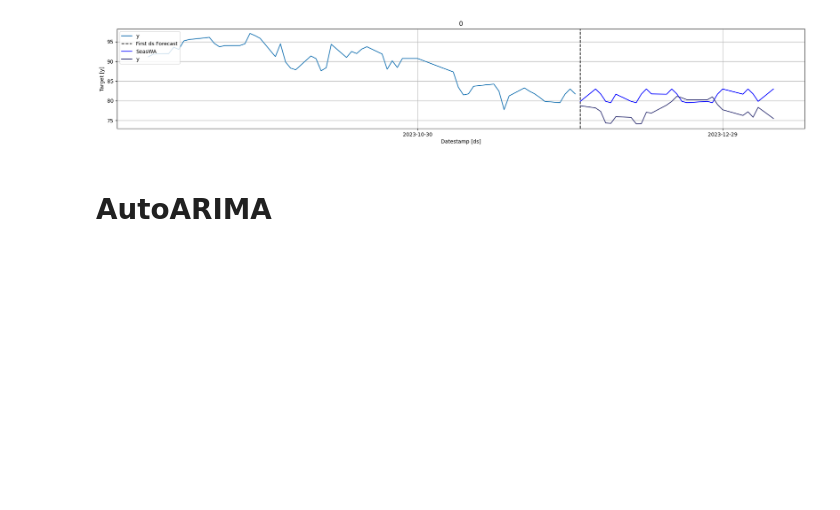
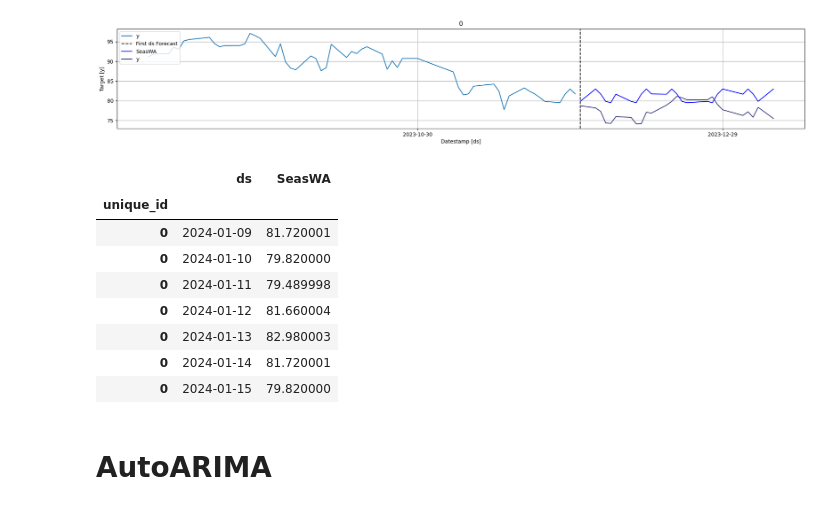
Before and after one commit to FIAP-61/petrolytics, a Jupyter notebook: notebooks/ml_models.ipynb, the cells around one changed output. Cells and saved outputs as stored; diff of their text form; code cells hidden in the pictures; blank space fills up the shorter version.

```diff
--- a/notebooks/ml_models.ipynb
+++ b/notebooks/ml_models.ipynb
@@ -427,12 +477,12 @@ model_swa = StatsForecast(
 model_swa.fit(train)
 
 # Predizendo valores
-df_forecast_swa = model_swa.predict(h=h, level=[90]) # level: nível de precisão em porcentagem
-df_forecast_swa = df_forecast_swa.reset_index().merge(valid, on=['ds', 'unique_id'], how='right')
+df_forecast_swa = model_swa.predict(h=h, level=[95]) # level: nível de precisão em porcentagem
+df_forecast_swa_metrics = df_forecast_swa.reset_index().merge(valid, on=['ds', 'unique_id'], how='right')
 # df_forecast_swa = df_forecast_swa.dropna(subset='y')
 
 # Validação
-calculate_metrics(df_forecast_swa['y'].values, df_forecast_swa['SeasWA'].values)
+calculate_metrics(df_forecast_swa_metrics['y'].values, df_forecast_swa_metrics['SeasWA'].values)
 # %% [output]
         MAE: 3.952401708984376
         MSE: 20.38033162012357
@@ -451,0 +505,12 @@ model_swa.plot(
+# %%
+df_forecast_swa[(df_forecast_swa['ds'] > valid['ds'].max()) & (df_forecast_swa['ds'] < valid['ds'].max() + timedelta(8))]
+# %% [output]
+|  | ds | SeasWA |
+| unique_id |  |  |
+| 0 | 2024-01-09 | 81.720001 |
+| 0 | 2024-01-10 | 79.820000 |
+| 0 | 2024-01-11 | 79.489998 |
+| 0 | 2024-01-12 | 81.660004 |
+| 0 | 2024-01-13 | 82.980003 |
+| 0 | 2024-01-14 | 81.720001 |
+| 0 | 2024-01-15 | 79.820000 |
```
Also changed, not shown: parts of 13 cells of this notebook.
